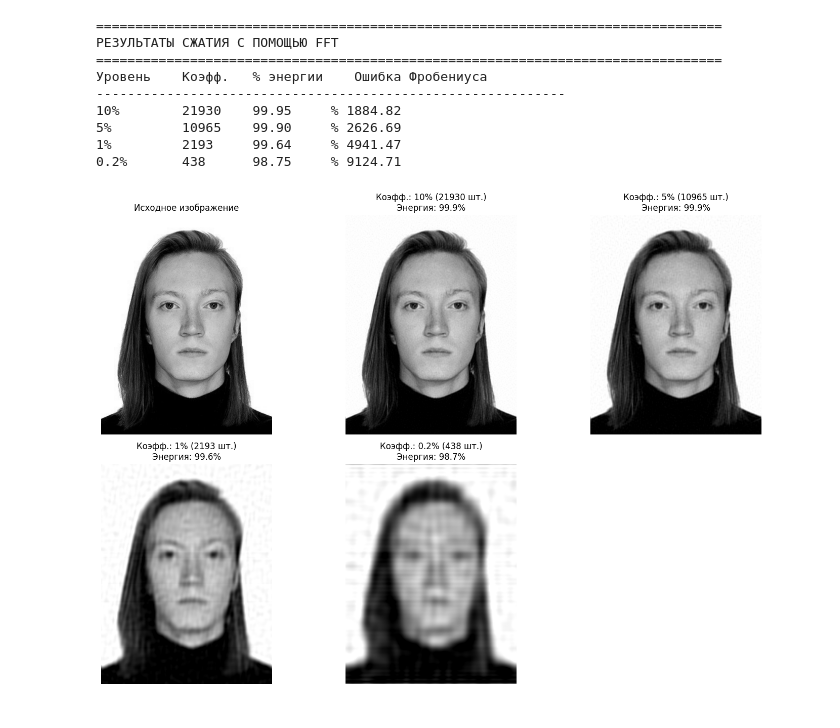
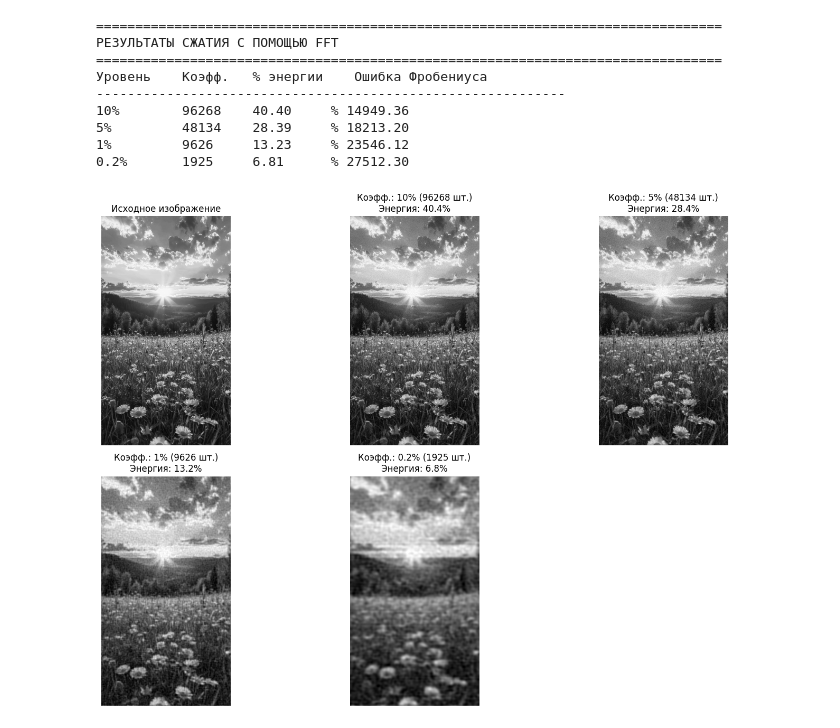
Before and after one commit to malinavarvara/svd-fft-wavelet-compression, a Jupyter notebook: fft.ipynb, the cells around one changed output. Cells and saved outputs as stored; diff of their text form; code cells hidden in the pictures.

```diff
--- a/fft.ipynb
+++ b/fft.ipynb
@@ -7,9 +6,7 @@ import matplotlib.pyplot as plt
 %matplotlib inline
 # %%
-# === ЗАГРУЗКА И АНАЛИЗ ИЗОБРАЖЕНИЯ ===
-
 # Загрузка изображения и преобразование в ч/б
-image = Image.open('1.jpg').convert('L')
+image = Image.open('nature.jpg').convert('L')
 image_array = np.array(image, dtype=float)
 
 print(f"Размер матрицы: {image_array.shape}")
@@ -17,7 +14,6 @@ print(f"Тип данных: {image_array.dtype}")
 print(f"Диапазон значений: [{image_array.min()}, {image_array.max()}]")
 print(f"Пример значений:\n{image_array[:3, :3]}")
 
-# Показываем исходное изображение
 plt.figure(figsize=(8, 6))
 plt.imshow(image_array, cmap='gray')
 plt.title('Исходное изображение')
@@ -35,20 +31,21 @@ plt.show()
 # %%
-# === FFT ПРЕОБРАЗОВАНИЕ И АНАЛИЗ ===
+# Выполняем FFT
+fft_transform = np.fft.fft2(image_array.astype(float))
+fft_shifted = np.fft.fftshift(fft_transform)
 
-# Выполняем 2D FFT
-fft_transform = np.fft.fft2(image_array)
-fft_shifted = np.fft.fftshift(fft_transform)  # Сдвигаем нулевую частоту в центр
-
-# Вычисляем амплитуды (модули) коэффициентов
+# Вычисляем амплитуды
 magnitudes = np.abs(fft_transform)
-magnitudes_sorted = np.sort(magnitudes.ravel())[::-1]  # Сортируем по убыванию
+magnitudes_flat = magnitudes.ravel()
+magnitudes_sorted = np.sort(magnitudes_flat)[::-1]# Сортируем по убыванию
 
 # Общее количество коэффициентов
 total_coeffs = len(magnitudes_sorted)
-print(f"\nВсего FFT коэффициентов: {total_coeffs}")
+print(f"Всего FFT коэффициентов: {total_coeffs}")
+print(f"Размер изображения: {image_array.shape}")
+print(f"Размер FFT массива: {fft_transform.shape}")
 
 # Вычисляем кумулятивную энергию
-cumulative_energy = np.cumsum(magnitudes_sorted**2) / np.sum(magnitudes_sorted**2)
+cumulative_energy = np.cumsum(magnitudes_sorted) / np.sum(magnitudes_sorted)
 
 # График амплитуд коэффициентов и кумулятивной энергии
 plt.figure(figsize=(12, 5))
@@ -71,7 +68,7 @@ plt.ylim(0, 1.1)
 plt.tight_layout()
 plt.show()
 
-# Визуализация спектра Фурье
+# Визуализация спектра
 plt.figure(figsize=(12, 5))
 
 plt.subplot(1, 2, 1)
@@ -129,8 +119,6 @@ def reconstruct_from_fft(compressed_fft):
     return reconstructed.astype(np.uint8)
 # %%
 # === ВИЗУАЛИЗАЦИЯ РЕЗУЛЬТАТОВ СЖАТИЯ ===
-
-# Проценты для усечения
 compression_ratios = [0.10, 0.05, 0.01, 0.002]
 ratios_names = ['10%', '5%', '1%', '0.2%']
 
@@ -140,53 +128,45 @@ print("="*80)
 print(f"{'Уровень':<10} {'Коэфф.':<8} {'% энергии':<12} {'Ошибка Фробениуса':<20}")
 print("-" * 60)
 
-# Визуализация результатов
 fig, axes = plt.subplots(2, 3, figsize=(15, 10))
 axes = axes.ravel()
 
-# Исходное изображение
 axes[0].imshow(image_array, cmap='gray')
 axes[0].set_title('Исходное изображение')
 axes[0].axis('off')
 
-# Восстановленные изображения для разных уровней сжатия
 for i, (ratio, name) in enumerate(zip(compression_ratios, ratios_names)):
     # Сжимаем FFT коэффициенты
     compressed_fft, mask, kept_coeffs = compress_fft(fft_transform, ratio)
 
-    # Восстанавливаем изображение
     reconstructed = reconstruct_from_fft(compressed_fft)
 
-    # Вычисляем процент энергии
-    total_energy = np.sum(magnitudes_sorted**2)
-    kept_energy = np.sum((np.abs(compressed_fft))**2)
+    total_energy = np.sum(magnitudes_sorted)
+    kept_energy = np.sum((np.abs(compressed_fft)))
     energy_percentage = (kept_energy / total_energy) * 100
 
-    # Вычисляем норму Фробениуса ошибки
     error_norm = np.linalg.norm(image_array - reconstructed, 'fro')
 
     print(f"{name:<10} {kept_coeffs:<8} {energy_percentage:<10.2f}% {error_norm:<20.2f}")
 
-    # Визуализируем результат
     axes[i+1].imshow(reconstructed, cmap='gray')
     axes[i+1].set_title(f'Коэфф.: {name} ({kept_coeffs} шт.)\nЭнергия: {energy_percentage:.1f}%')
     axes[i+1].axis('off')
 
-# Скрываем последний subplot если он не используется
 if len(compression_ratios) + 1 < len(axes):
     for j in range(len(compression_ratios) + 1, len(axes)):
         axes[j].axis('off')
 
 plt.tight_layout()
 plt.show()
 # %% [output]
 ================================================================================
 РЕЗУЛЬТАТЫ СЖАТИЯ С ПОМОЩЬЮ FFT
 ================================================================================
 Уровень    Коэфф.   % энергии    Ошибка Фробениуса
 ------------------------------------------------------------
-10%        21930    99.95     % 1884.82
-5%         10965    99.90     % 2626.69
-1%         2193     99.64     % 4941.47
-0.2%       438      98.75     % 9124.71
+10%        96268    40.40     % 14949.36
+5%         48134    28.39     % 18213.20
+1%         9626     13.23     % 23546.12
+0.2%       1925     6.81      % 27512.30
-[figure, old version]
+[figure, new version]
```
Also changed, not shown: parts of 7 cells of this notebook, 2 other files.
